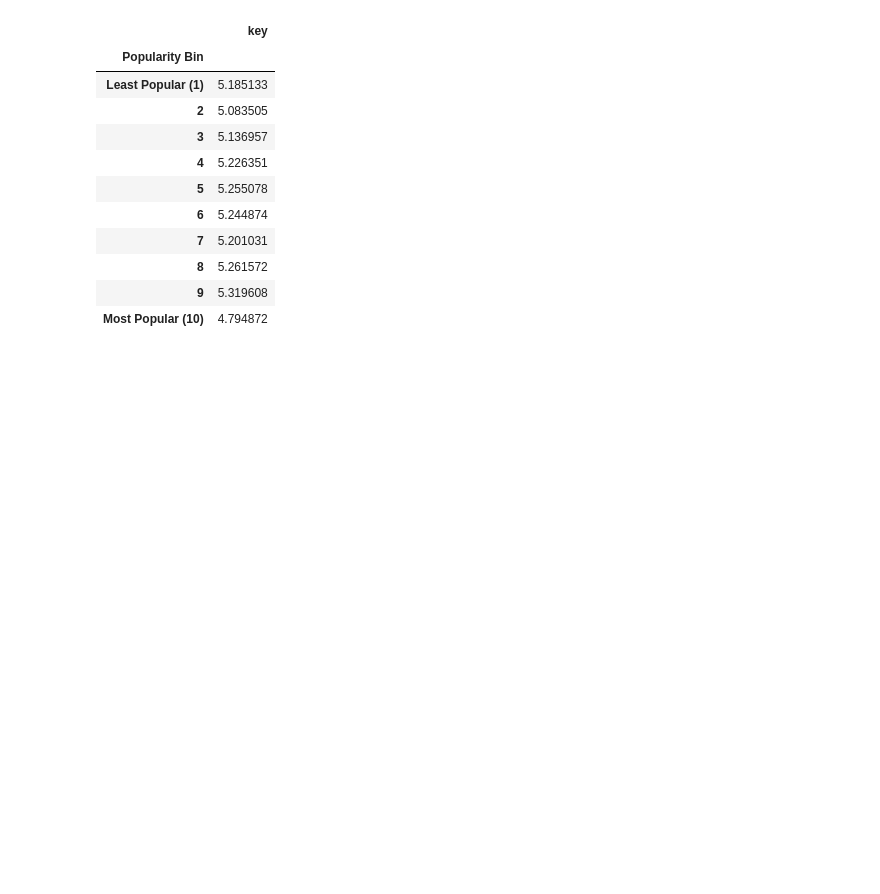
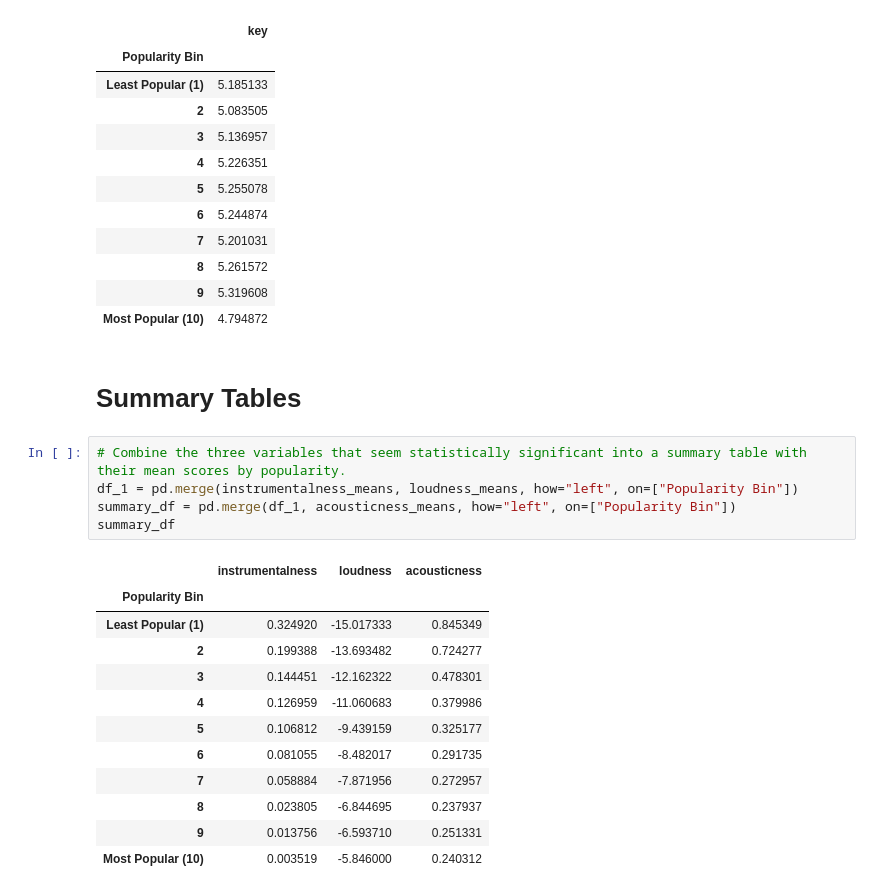
Before and after one commit to Lee88jl/Project-gt-1, a Jupyter notebook: Misko/Spotify Songs Analysis.ipynb, the cells around one changed output. Saved outputs shown, nothing was run; the diff lists cells and outputs as text; blank space fills up the shorter version.

Commit message:
Small Summary Table uploaded

```diff
--- a/Misko/Spotify Songs Analysis.ipynb
+++ b/Misko/Spotify Songs Analysis.ipynb
@@ -284,3 +284,23 @@ key_means
 | 8 | 5.261572 |
 | 9 | 5.319608 |
 | Most Popular (10) | 4.794872 |
+# %% [markdown]
+# Summary Tables
+# %%
+# Combine the three variables that seem statistically significant into a summary table with their mean scores by popularity.
+df_1 = pd.merge(instrumentalness_means, loudness_means, how="left", on=["Popularity Bin"])
+summary_df = pd.merge(df_1, acousticness_means, how="left", on=["Popularity Bin"])
+summary_df
+# %% [output]
+|  | instrumentalness | loudness | acousticness |
+| Popularity Bin |  |  |  |
+| Least Popular (1) | 0.324920 | -15.017333 | 0.845349 |
+| 2 | 0.199388 | -13.693482 | 0.724277 |
+| 3 | 0.144451 | -12.162322 | 0.478301 |
+| 4 | 0.126959 | -11.060683 | 0.379986 |
+| 5 | 0.106812 | -9.439159 | 0.325177 |
+| 6 | 0.081055 | -8.482017 | 0.291735 |
+| 7 | 0.058884 | -7.871956 | 0.272957 |
+| 8 | 0.023805 | -6.844695 | 0.237937 |
+| 9 | 0.013756 | -6.593710 | 0.251331 |
+| Most Popular (10) | 0.003519 | -5.846000 | 0.240312 |
```
Also changed, not shown: 1 other file.
